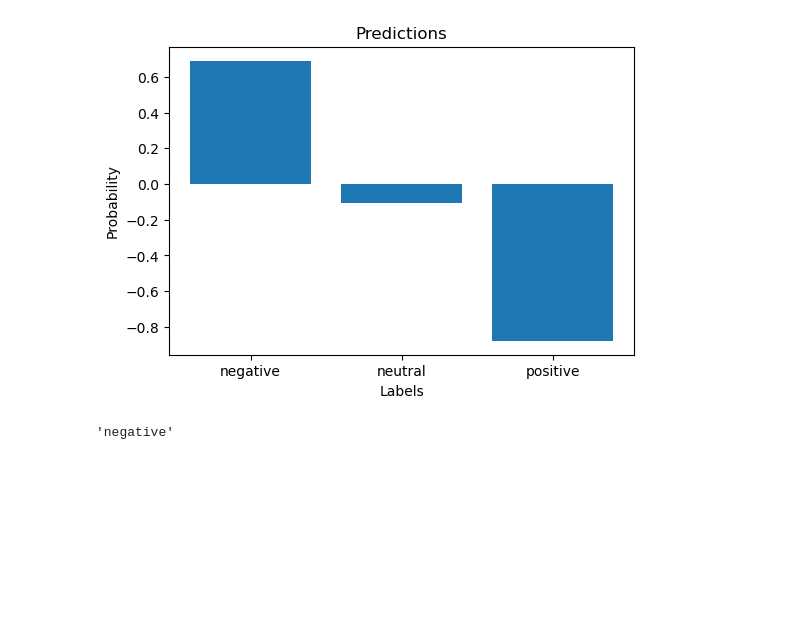
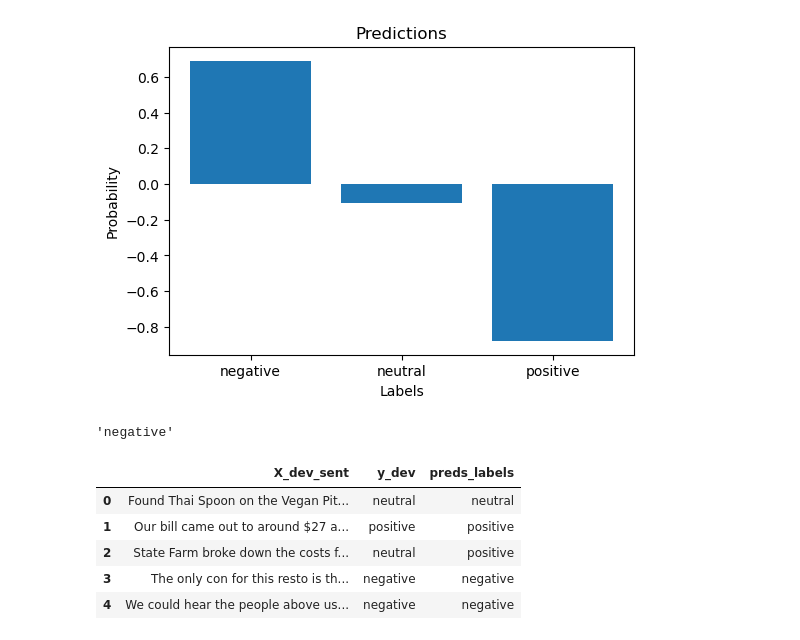
Before and after one commit to jbeno/sentiment, a Jupyter notebook: test.ipynb, the cells around one changed output. Saved outputs shown, nothing was run; the diff lists cells and outputs as text; code cells hidden in the pictures; blank space fills up the shorter version.

```diff
--- a/test.ipynb
+++ b/test.ipynb
@@ -389,0 +421,9 @@ classify_text("The pizza was so bland.", plot=True)
+# %%
+merged_preds.head()
+# %% [output]
+|  | X_dev_sent | y_dev | preds_labels |
+| 0 | Found Thai Spoon on the Vegan Pit... | neutral | neutral |
+| 1 | Our bill came out to around $27 a... | positive | positive |
+| 2 | State Farm broke down the costs f... | neutral | positive |
+| 3 | The only con for this resto is th... | negative | negative |
+| 4 | We could hear the people above us... | negative | negative |
```
Also changed, not shown: parts of 23 cells of this notebook, 4 other files.
